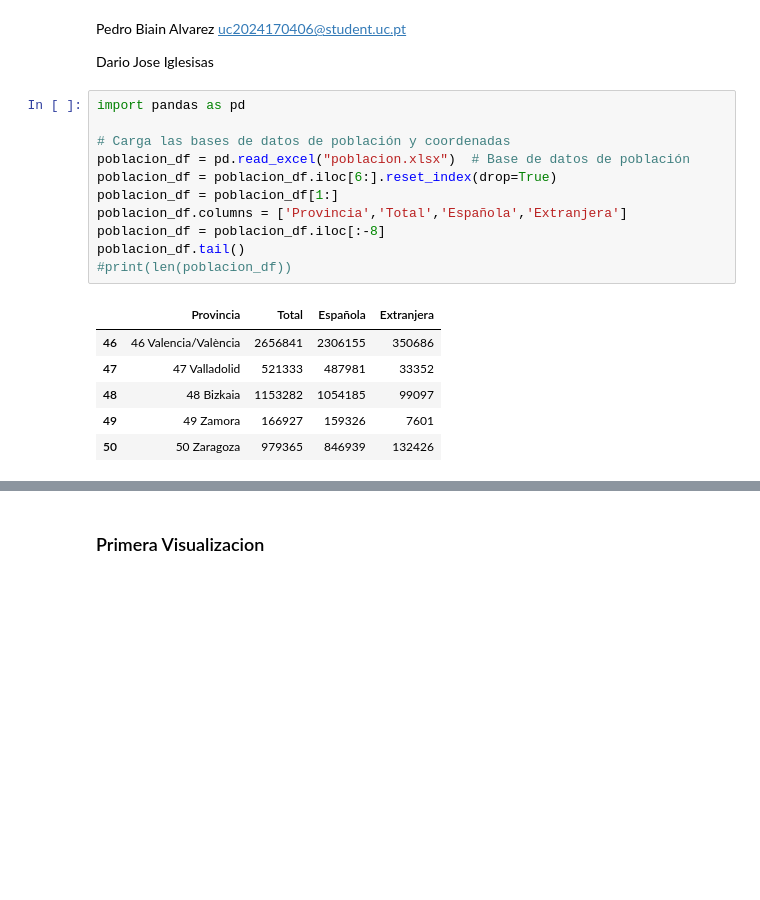
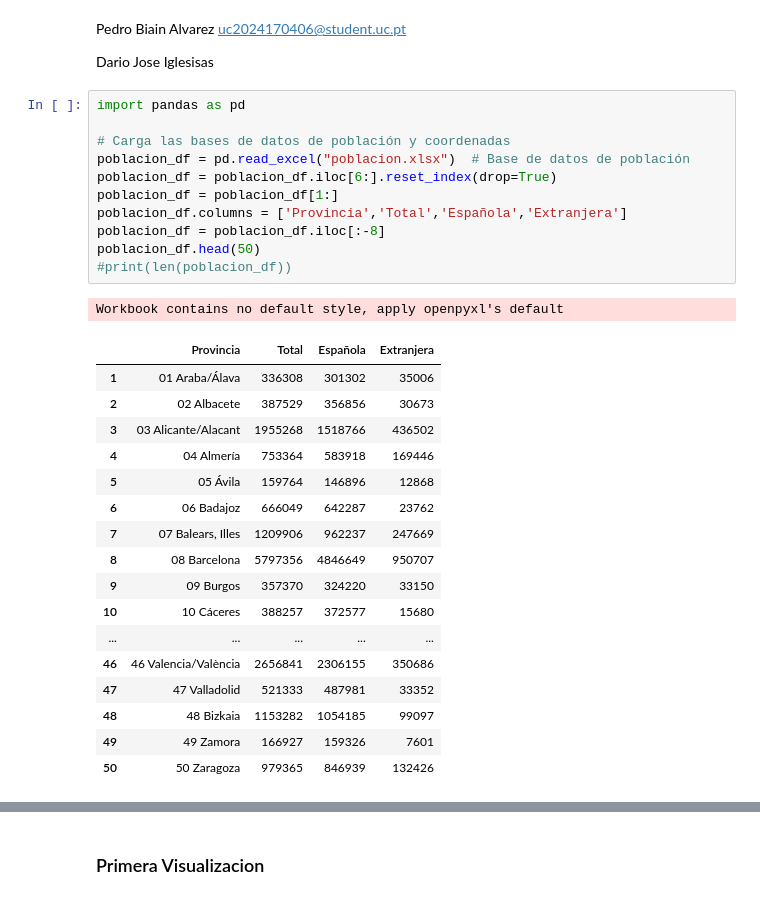
Before and after one commit to Pedrobiain10/VD-Project, a Jupyter notebook: prueba2.ipynb, the cells around one changed output, grey strips where cells are left out. Drawn from its saved outputs; the diff is of its cells as text; blank space fills up the shorter version.

```diff
--- a/prueba2.ipynb
+++ b/prueba2.ipynb
@@ -6,16 +6,28 @@ Dario Jose Iglesisas
 # %%
 import pandas as pd
 
 # Carga las bases de datos de población y coordenadas
 poblacion_df = pd.read_excel("poblacion.xlsx")  # Base de datos de población
 poblacion_df = poblacion_df.iloc[6:].reset_index(drop=True)
 poblacion_df = poblacion_df[1:]
 poblacion_df.columns = ['Provincia','Total','Española','Extranjera']
 poblacion_df = poblacion_df.iloc[:-8]
-poblacion_df.tail()
+poblacion_df.head(50)
 #print(len(poblacion_df))
 # %% [output]
+Workbook contains no default style, apply openpyxl's default
 |  | Provincia | Total | Española | Extranjera |
+| 1 | 01 Araba/Álava | 336308 | 301302 | 35006 |
+| 2 | 02 Albacete | 387529 | 356856 | 30673 |
+| 3 | 03 Alicante/Alacant | 1955268 | 1518766 | 436502 |
+| 4 | 04 Almería | 753364 | 583918 | 169446 |
+| 5 | 05 Ávila | 159764 | 146896 | 12868 |
+| 6 | 06 Badajoz | 666049 | 642287 | 23762 |
+| 7 | 07 Balears, Illes | 1209906 | 962237 | 247669 |
+| 8 | 08 Barcelona | 5797356 | 4846649 | 950707 |
+| 9 | 09 Burgos | 357370 | 324220 | 33150 |
+| 10 | 10 Cáceres | 388257 | 372577 | 15680 |
+| ... | ... | ... | ... | ... |
 | 46 | 46 Valencia/València | 2656841 | 2306155 | 350686 |
 | 47 | 47 Valladolid | 521333 | 487981 | 33352 |
 | 48 | 48 Bizkaia | 1153282 | 1054185 | 99097 |
```
Also changed, not shown: parts of 18 cells of this notebook, 1 other file.
